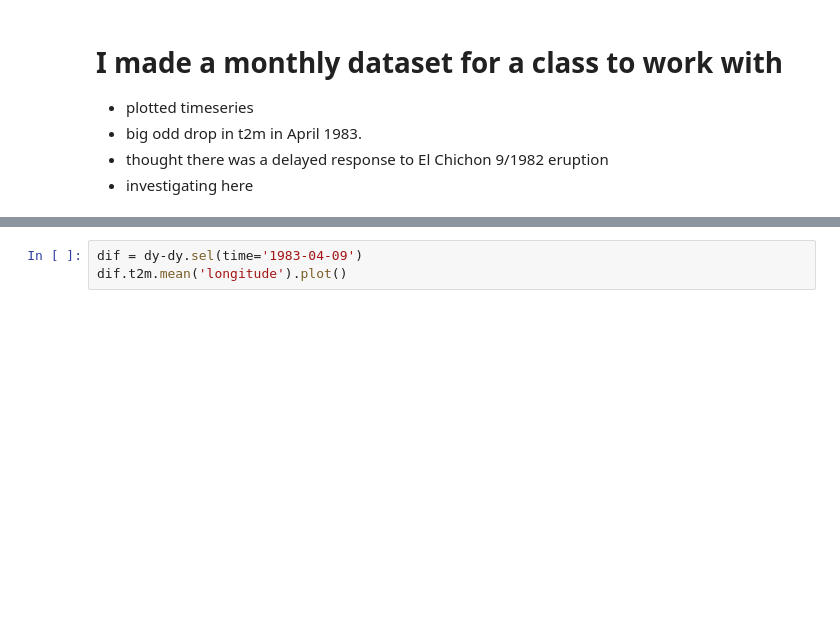
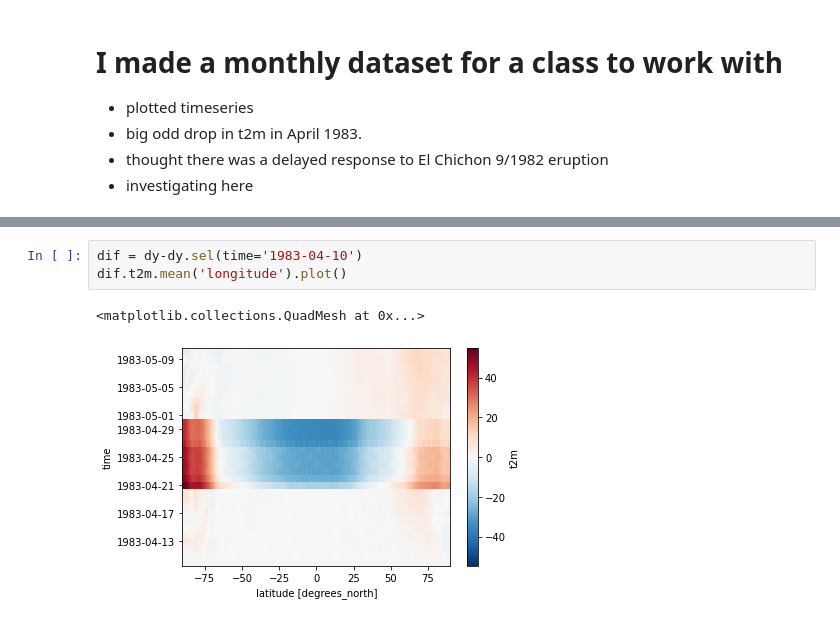
Before and after one commit to cgentemann/cloud_science, a Jupyter notebook: Cloud_testing/era5_pangeo_1983.ipynb, the cells around one changed output, grey strips where cells are left out. Drawn from its saved outputs; the diff is of its cells as text; blank space fills up the shorter version.

```diff
--- a/Cloud_testing/era5_pangeo_1983.ipynb
+++ b/Cloud_testing/era5_pangeo_1983.ipynb
@@ -26,5 +65,8 @@ dy = ds.sel(time=slice('1983-04-10','1983-05-10')).resample(time='1D').mean(keep
 # %%
-dif = dy-dy.sel(time='1983-04-09')
+dif = dy-dy.sel(time='1983-04-10')
 dif.t2m.mean('longitude').plot()
+# %% [output]
+<matplotlib.collections.QuadMesh at 0x...>
+[figure, added]
 # %%
 dy.t2m.sel(time='1983-04-25').plot()
```
Also changed, not shown: parts of 7 cells of this notebook.
